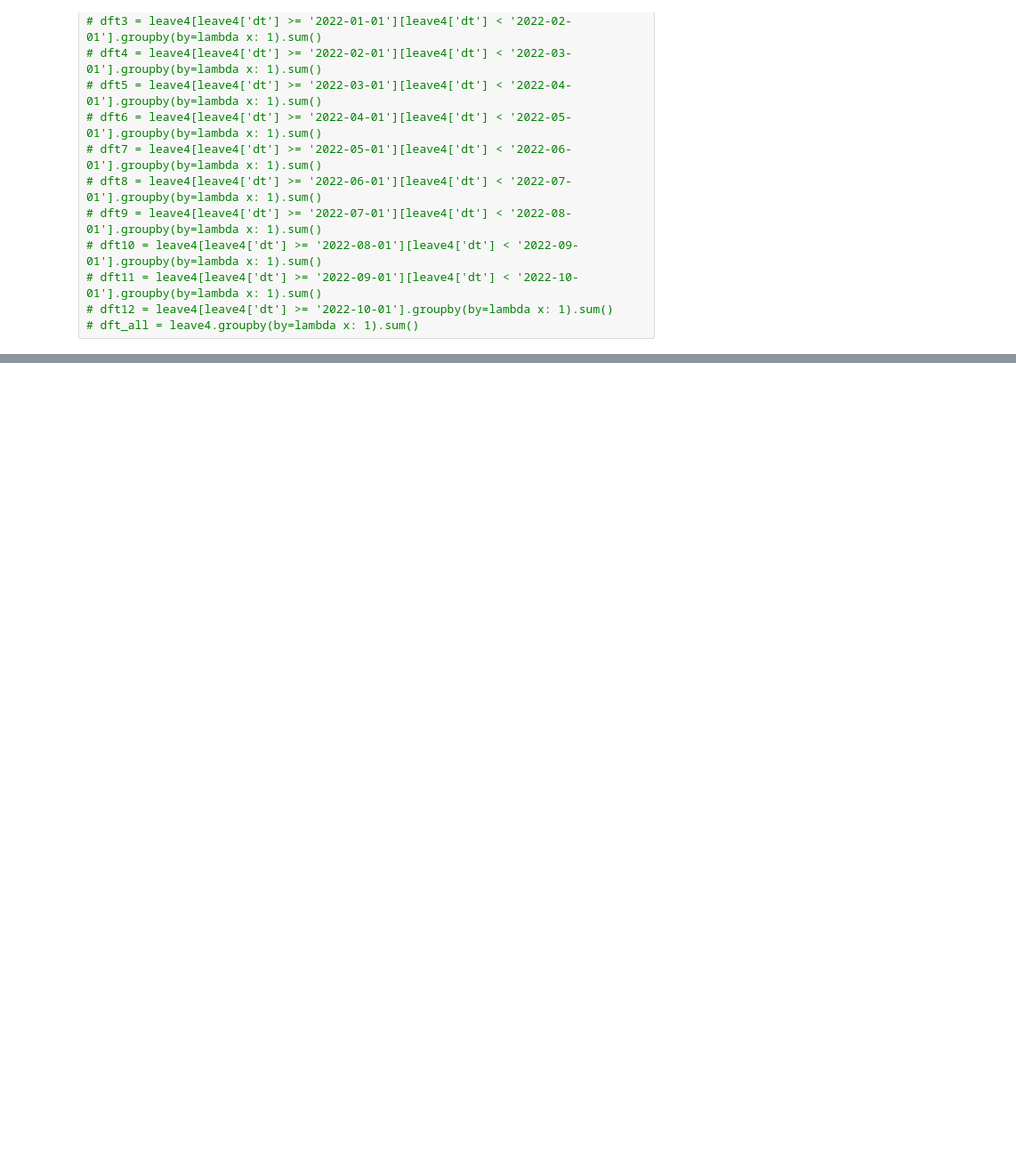
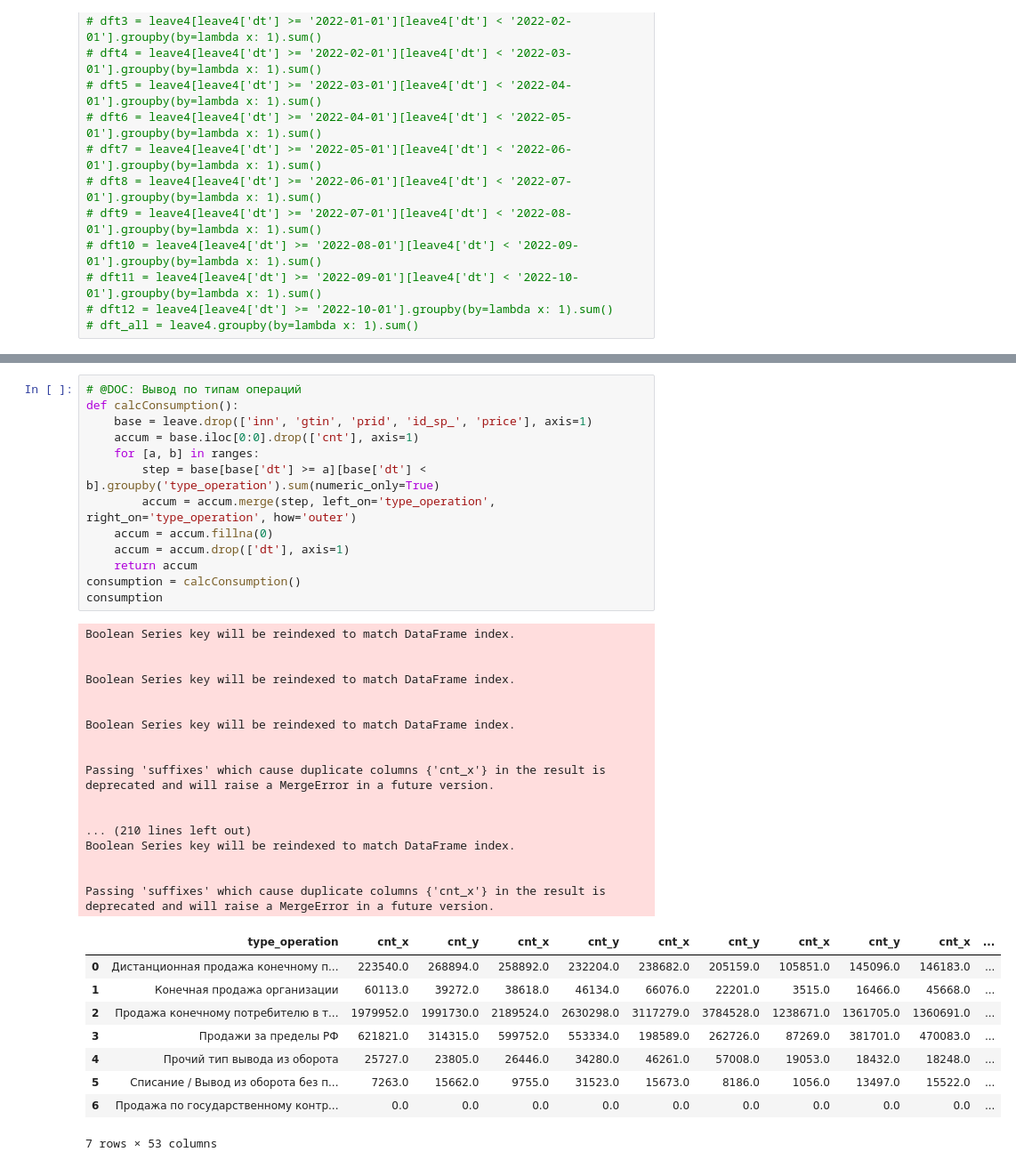
Before and after one commit to web-bee-ru/chestniy-znak-hackathon-2023-task2, a Jupyter notebook: data-analysis/marking.ipynb, the cells around one changed output, grey strips where cells are left out. Shown at 89% size. Drawn from its saved outputs; the diff is of its cells as text; blank space fills up the shorter version.

```diff
--- a/data-analysis/marking.ipynb
+++ b/data-analysis/marking.ipynb
@@ -453,0 +325,40 @@ The default value of numeric_only in DataFrameGroupBy.sum is deprecated. In a fu
+# %%
+# @DOC: Вывод по типам операций
+def calcConsumption():
+    base = leave.drop(['inn', 'gtin', 'prid', 'id_sp_', 'price'], axis=1)
+    accum = base.iloc[0:0].drop(['cnt'], axis=1)
+    for [a, b] in ranges:
+        step = base[base['dt'] >= a][base['dt'] < b].groupby('type_operation').sum(numeric_only=True)
+        accum = accum.merge(step, left_on='type_operation', right_on='type_operation', how='outer')
+    accum = accum.fillna(0)
+    accum = accum.drop(['dt'], axis=1)
+    return accum
+consumption = calcConsumption()
+consumption
+# %% [output]
+Boolean Series key will be reindexed to match DataFrame index.
+
+
+Boolean Series key will be reindexed to match DataFrame index.
+
+
+Boolean Series key will be reindexed to match DataFrame index.
+
+
+Passing 'suffixes' which cause duplicate columns {'cnt_x'} in the result is deprecated and will raise a MergeError in a future version.
+
+
+... (210 lines left out)
+Boolean Series key will be reindexed to match DataFrame index.
+
+
+Passing 'suffixes' which cause duplicate columns {'cnt_x'} in the result is deprecated and will raise a MergeError in a future version.
+|  | type_operation | cnt_x | cnt_y | cnt_x | cnt_y | cnt_x | cnt_y | cnt_x | cnt_y | cnt_x | ... |
+| 0 | Дистанционная продажа конечному п... | 223540.0 | 268894.0 | 258892.0 | 232204.0 | 238682.0 | 205159.0 | 105851.0 | 145096.0 | 146183.0 | ... |
+| 1 | Конечная продажа организации | 60113.0 | 39272.0 | 38618.0 | 46134.0 | 66076.0 | 22201.0 | 3515.0 | 16466.0 | 45668.0 | ... |
+| 2 | Продажа конечному потребителю в т... | 1979952.0 | 1991730.0 | 2189524.0 | 2630298.0 | 3117279.0 | 3784528.0 | 1238671.0 | 1361705.0 | 1360691.0 | ... |
+| 3 | Продажи за пределы РФ | 621821.0 | 314315.0 | 599752.0 | 553334.0 | 198589.0 | 262726.0 | 87269.0 | 381701.0 | 470083.0 | ... |
+| 4 | Прочий тип вывода из оборота | 25727.0 | 23805.0 | 26446.0 | 34280.0 | 46261.0 | 57008.0 | 19053.0 | 18432.0 | 18248.0 | ... |
+| 5 | Списание / Вывод из оборота без п... | 7263.0 | 15662.0 | 9755.0 | 31523.0 | 15673.0 | 8186.0 | 1056.0 | 13497.0 | 15522.0 | ... |
+| 6 | Продажа по государственному контр... | 0.0 | 0.0 | 0.0 | 0.0 | 0.0 | 0.0 | 0.0 | 0.0 | 0.0 | ... |
+7 rows × 53 columns
```
Also changed, not shown: parts of 18 cells of this notebook.
